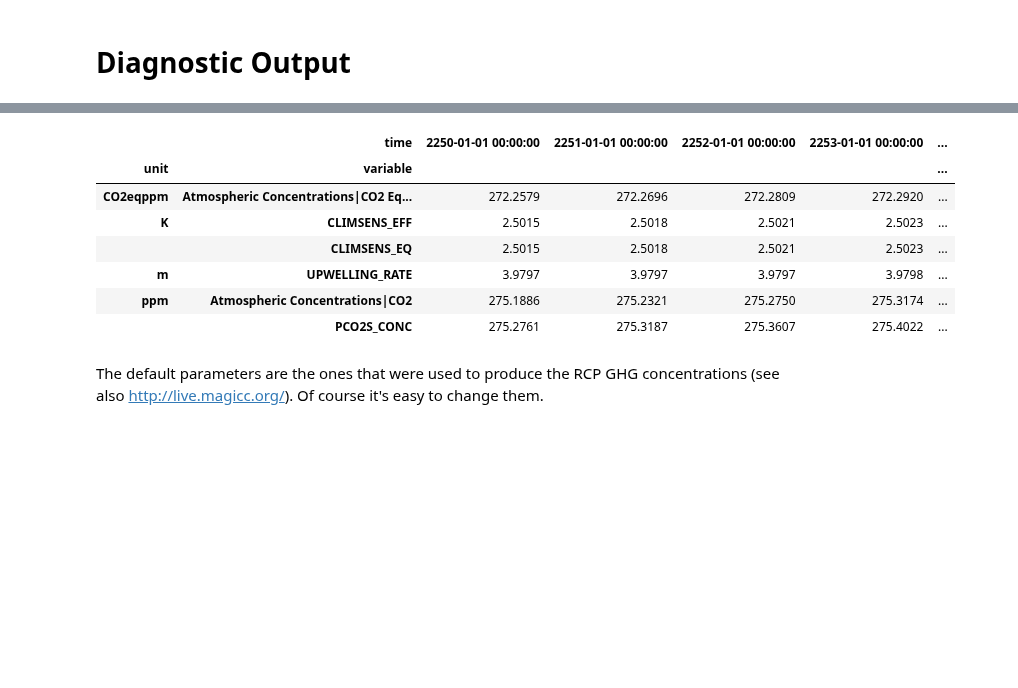
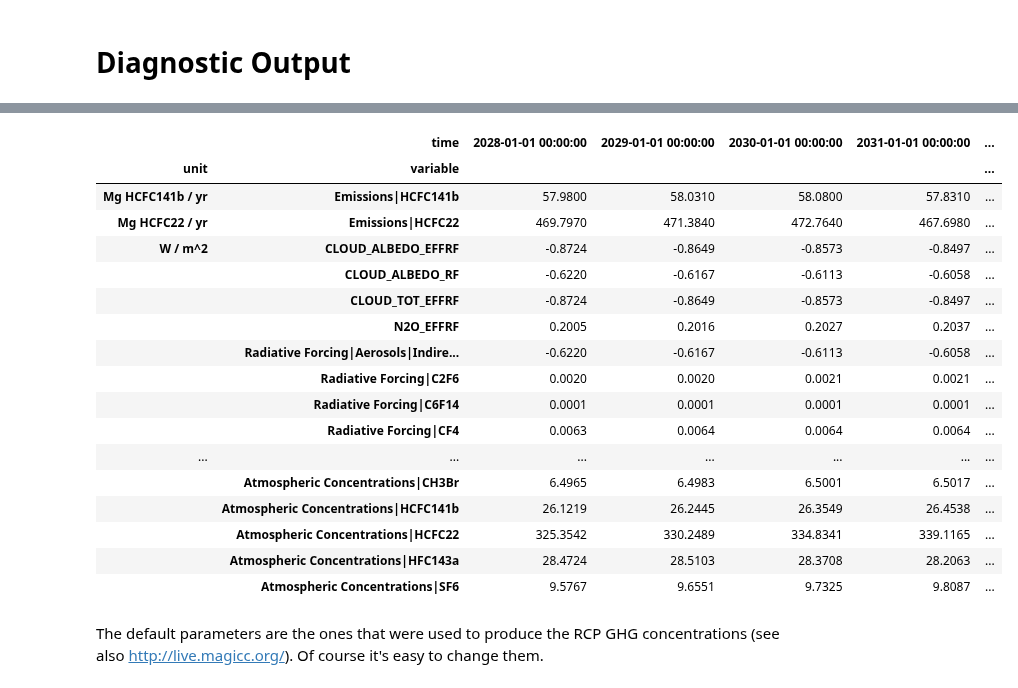
Before and after one commit to hsbay/cdrmex, a Jupyter notebook: ONCtests.ipynb, the cells around one changed output, grey strips where cells are left out. Drawn from its saved outputs; the diff is of its cells as text; code cells hidden in the pictures; blank space fills up the shorter version.

```diff
--- a/ONCtests.ipynb
+++ b/ONCtests.ipynb
@@ -45,13 +45,16 @@ MAGICC6_DIR = join("..", "CDRRUN")
 # Net Zero Start Year
 nzst = 2035
 
-# Start MAGICC at 1720 or before
 # The baseline for 0 °C will be recalculated based the mean
-# temp for 1720-1800.
+# temp for 1720-1800, which equals temp at 1850.
+# 1850 can be used as a convience for the series start
+# and if so increases Anthropogenic inventory by 22.107 GtC.
+# It also moves the CO₂ baseline of 277 ppm to 284.80 ppm.
+
 ## Start of MAGICC settings
 magcfg = {'startyear' : 1850,
           'endyear' : 2500,
-          'core_climatesensitivity' : 2.6144,          #
+          'core_climatesensitivity' : 2.87,    #1.7931 MRI-ESM2-0, 2.6144 HadGEM3-GC31-LL, 1.6186 GISS-E2-1-G,
           #'co2_tempfeedback_yrstart' : 2005,
           #'co2_fertilization_yrstart' : 2005,
           'co2_switchfromconc2emis_year' : 2005,
@@ -107,21 +110,28 @@ CCC_df = CCC_df.rename(index={"lmin":"CCCx2050"})
 # Calculate how much carbon to remove to achieve 300 ppm at 2050
 CRsyr = 2030
 Bkyr = 2050
+
+# Temp at 1850 = 0 K relative to mean of 1720-1800
+# anthro emissions should be removed from AnthroC.
+# new target is 284.80 ppm
+anth1850 = 22.107  # deteremined from MAGICC as GCB = 1.97 GtC
+
 # CO₂ gas is in GtC (2021 AnthroFF)
-AnthroC = 477.84 - (5.6886 * 6)
-LuC =  210 - 20        # MAGICC Cumulative LUC
+AnthroC = 476.6191 - anth1850
+LuC =  170.9675 - 18     # MAGICC Cumulative LUC
+# minus for differences between landsink and LUC
+# from the time MAGICC was created to the present?
+
 # to 300 ppm
-AC_2050 =  192
-LuC_2050 = 75         # 63GtC for 2.33 GtC [2021:2050] at 2.6 tcs
+AC_2050 =  220
+LuC_2050 = 51.5           # <2.73
 
 # Remove IMB and LUC overage from AnthroC
-# account for differences between landsink
-# and LUC from the time MAGICC was created
-# to the present. GCB 2020, LUC = 212.33
+# GCB 2020, LUC = 212.33
 # current skew will push up final CO2 ppm
-# to 277-278ppm
-#40 for 2.6 sensitivity, 0 for higher tcs
-skew = 49         #
+# to 281ppm
+#
+skew = 37.5
 # %%
 ki_mo_ghgs_F = [ 'HFC134a', 'HFC245fa', 'HFC227ea', 'HFC4310', 'HFC32', 'HFC125', 'HFC143a', 'HFC23' ]
 broken_Fghgs = ['N2O', 'CF4', 'C2F6', 'C6F14', 'HFC143a', 'SF6']
@@ -216,6 +226,10 @@ CCC_df = df.copy()
 #df.style #print copy for diags
 #df.loc[:,datetime(2005,1,1,0):datetime(2035,1,1,0)].style
 # %%
+# remove FF negative emissions 2024-2029
+AnthroC = 476.6191 - (5.6886 * 6)
+
+# caculate to 300 ppm
 landsnk_yrly = LuC_2050/((Bkyr-1) - CRsyr)
 landsnc_remainingYr = (LuC - LuC_2050)/(2099 - Bkyr)
 
@@ -468,20 +482,30 @@ dtype: float64
 # %%
 dfdebug2050 = res.filter(
     scenario="CCCx2050",region="World").timeseries().xs([
     'MAGICC6','CDRex','World','CCCx2050','not_relevant'],
     level = ['climate_model','model','region','scenario','todo'])
-newdf = dfdebug2050.loc[ (dfdebug2050[ datetime(2299,1,1,0)] < dfdebug2050[datetime(2300,1,1,0)]) & (dfdebug2050[ datetime(2100,1,1,0)] > 0)   ]
+newdf = dfdebug2050.loc[ (dfdebug2050[ datetime(2028,1,1,0)] < dfdebug2050[datetime(2029,1,1,0)]) & (dfdebug2050[ datetime(2100,1,1,0)] > 0)   ]
 #print(newdf.index.values)\n",
-newdf.loc[:,datetime(2250,1,1,0):datetime(2300,1,1,0)].sort_index().style
+newdf.loc[:,datetime(2028,1,1,0):datetime(2050,1,1,0)].sort_index().style
 # %% [output]
-|  | time | 2250-01-01 00:00:00 | 2251-01-01 00:00:00 | 2252-01-01 00:00:00 | 2253-01-01 00:00:00 | ... |
+|  | time | 2028-01-01 00:00:00 | 2029-01-01 00:00:00 | 2030-01-01 00:00:00 | 2031-01-01 00:00:00 | ... |
 | unit | variable |  |  |  |  | ... |
-| CO2eqppm | Atmospheric Concentrations|CO2 Eq... | 272.2579 | 272.2696 | 272.2809 | 272.2920 | ... |
-| K | CLIMSENS_EFF | 2.5015 | 2.5018 | 2.5021 | 2.5023 | ... |
-|  | CLIMSENS_EQ | 2.5015 | 2.5018 | 2.5021 | 2.5023 | ... |
-| m | UPWELLING_RATE | 3.9797 | 3.9797 | 3.9797 | 3.9798 | ... |
-| ppm | Atmospheric Concentrations|CO2 | 275.1886 | 275.2321 | 275.2750 | 275.3174 | ... |
-|  | PCO2S_CONC | 275.2761 | 275.3187 | 275.3607 | 275.4022 | ... |
+| Mg HCFC141b / yr | Emissions|HCFC141b | 57.9800 | 58.0310 | 58.0800 | 57.8310 | ... |
+| Mg HCFC22 / yr | Emissions|HCFC22 | 469.7970 | 471.3840 | 472.7640 | 467.6980 | ... |
+| W / m^2 | CLOUD_ALBEDO_EFFRF | -0.8724 | -0.8649 | -0.8573 | -0.8497 | ... |
+|  | CLOUD_ALBEDO_RF | -0.6220 | -0.6167 | -0.6113 | -0.6058 | ... |
+|  | CLOUD_TOT_EFFRF | -0.8724 | -0.8649 | -0.8573 | -0.8497 | ... |
+|  | N2O_EFFRF | 0.2005 | 0.2016 | 0.2027 | 0.2037 | ... |
+|  | Radiative Forcing|Aerosols|Indire... | -0.6220 | -0.6167 | -0.6113 | -0.6058 | ... |
+|  | Radiative Forcing|C2F6 | 0.0020 | 0.0020 | 0.0021 | 0.0021 | ... |
+|  | Radiative Forcing|C6F14 | 0.0001 | 0.0001 | 0.0001 | 0.0001 | ... |
+|  | Radiative Forcing|CF4 | 0.0063 | 0.0064 | 0.0064 | 0.0064 | ... |
+| ... | ... | ... | ... | ... | ... | ... |
+|  | Atmospheric Concentrations|CH3Br | 6.4965 | 6.4983 | 6.5001 | 6.5017 | ... |
+|  | Atmospheric Concentrations|HCFC141b | 26.1219 | 26.2445 | 26.3549 | 26.4538 | ... |
+|  | Atmospheric Concentrations|HCFC22 | 325.3542 | 330.2489 | 334.8341 | 339.1165 | ... |
+|  | Atmospheric Concentrations|HFC143a | 28.4724 | 28.5103 | 28.3708 | 28.2063 | ... |
+|  | Atmospheric Concentrations|SF6 | 9.5767 | 9.6551 | 9.7325 | 9.8087 | ... |
 # %% [markdown]
 The default parameters are the ones that were used to produce the RCP GHG concentrations (see also http://live.magicc.org/). Of course it's easy to change them.
 # %%
```
Also changed, not shown: parts of 6 cells of this notebook.
